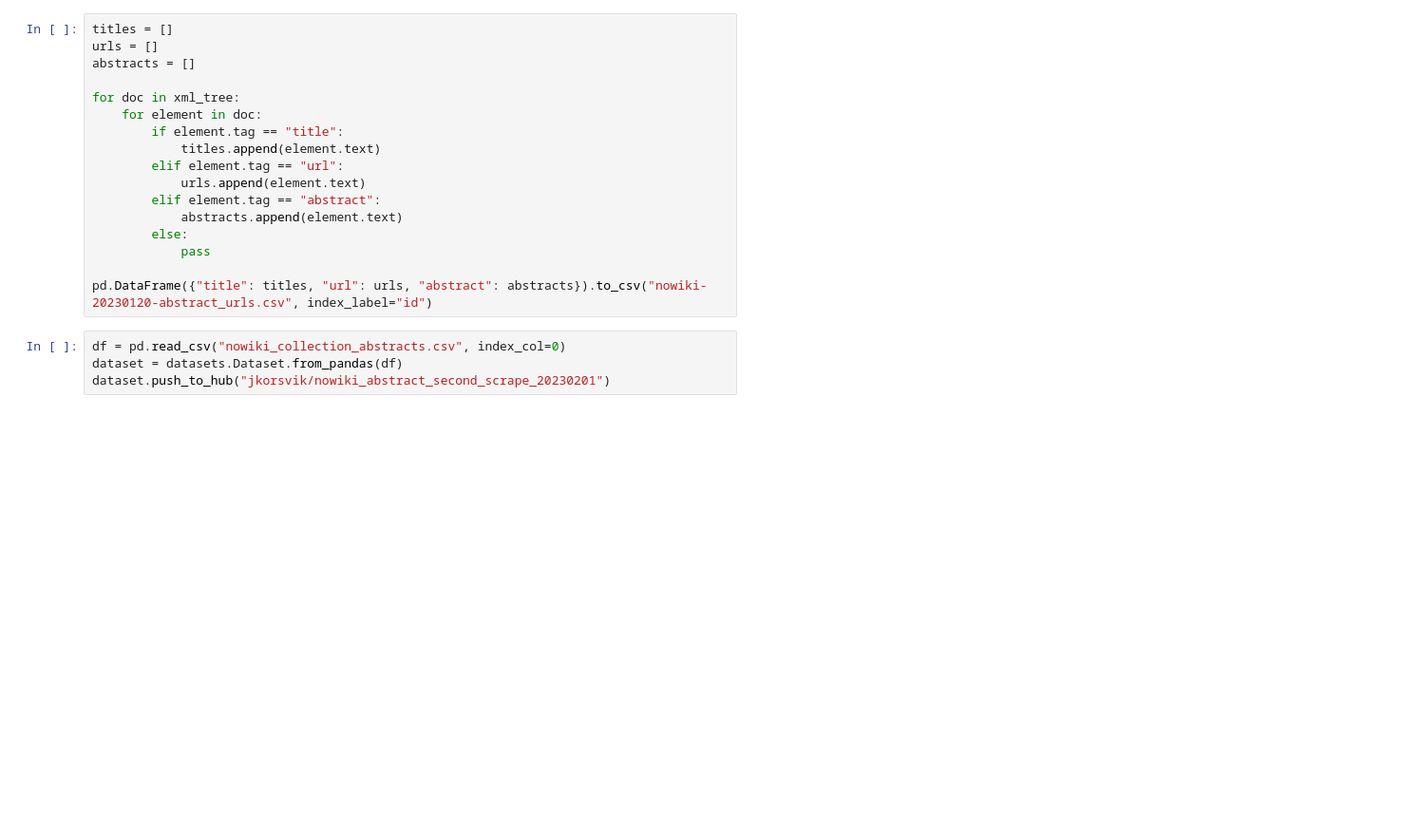
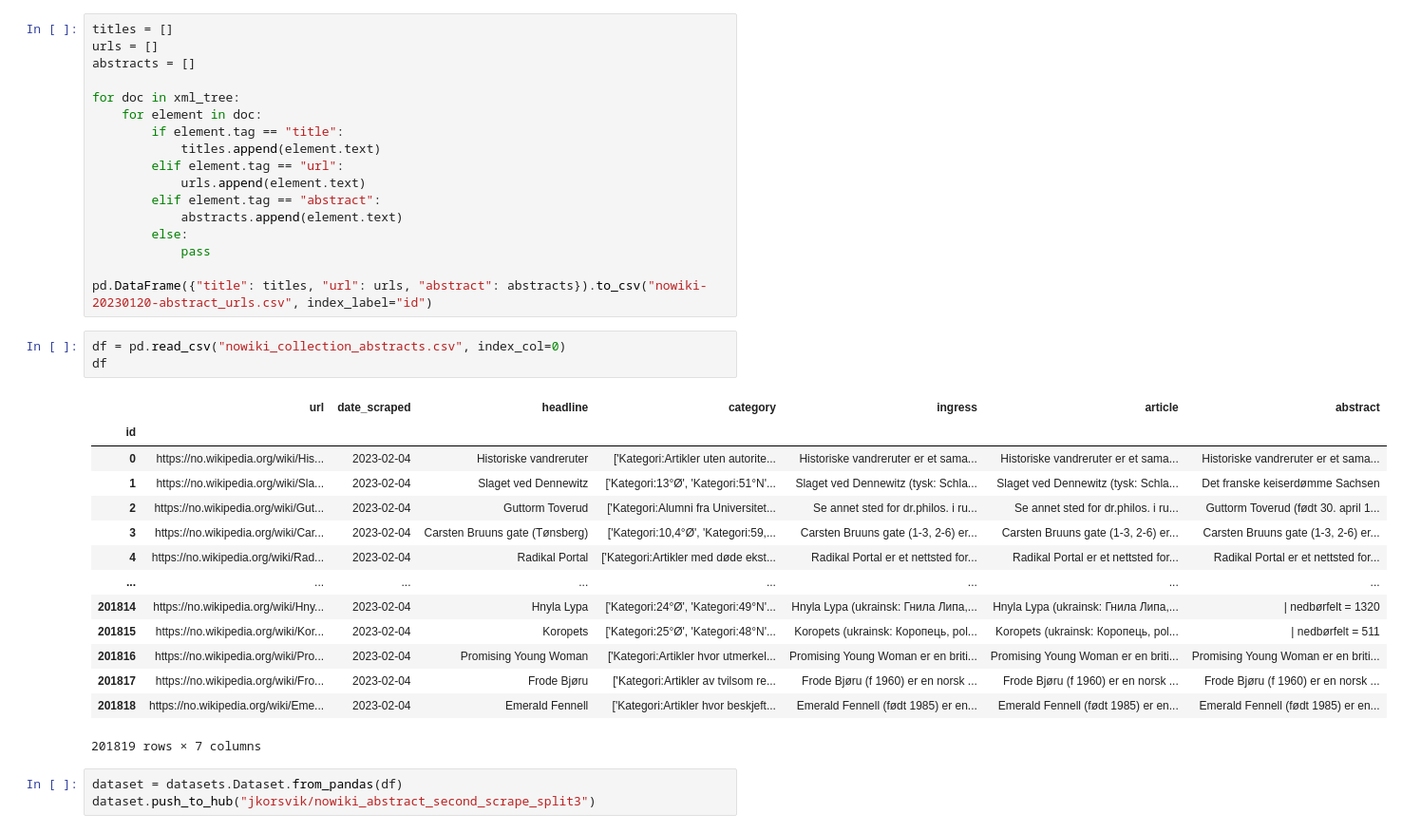
Before and after one commit to navjordj/Master-Norwegian-Abstractive-Summarization, a Jupyter notebook: datasets/no_wiki/scrape_nowiki_dump.ipynb, the cells around one changed output. Shown at 95% size. Saved outputs shown, nothing was run; the diff lists cells and outputs as text; blank space fills up the shorter version.

```diff
--- a/datasets/no_wiki/scrape_nowiki_dump.ipynb
+++ b/datasets/no_wiki/scrape_nowiki_dump.ipynb
@@ -84,5 +84,22 @@ for doc in xml_tree:
 pd.DataFrame({"title": titles, "url": urls, "abstract": abstracts}).to_csv("nowiki-20230120-abstract_urls.csv", index_label="id")
 # %%
 df = pd.read_csv("nowiki_collection_abstracts.csv", index_col=0)
-dataset = datasets.Dataset.from_pandas(df)
-dataset.push_to_hub("jkorsvik/nowiki_abstract_second_scrape_20230201")
+df
+# %% [output]
+|  | url | date_scraped | headline | category | ingress | article | abstract |
+| id |  |  |  |  |  |  |  |
+| 0 | https://no.wikipedia.org/wiki/His... | 2023-02-04 | Historiske vandreruter | ['Kategori:Artikler uten autorite... | Historiske vandreruter er et sama... | Historiske vandreruter er et sama... | Historiske vandreruter er et sama... |
+| 1 | https://no.wikipedia.org/wiki/Sla... | 2023-02-04 | Slaget ved Dennewitz | ['Kategori:13°Ø', 'Kategori:51°N'... | Slaget ved Dennewitz (tysk: Schla... | Slaget ved Dennewitz (tysk: Schla... | Det franske keiserdømme Sachsen |
+| 2 | https://no.wikipedia.org/wiki/Gut... | 2023-02-04 | Guttorm Toverud | ['Kategori:Alumni fra Universitet... | Se annet sted for dr.philos. i ru... | Se annet sted for dr.philos. i ru... | Guttorm Toverud (født 30. april 1... |
+| 3 | https://no.wikipedia.org/wiki/Car... | 2023-02-04 | Carsten Bruuns gate (Tønsberg) | ['Kategori:10,4°Ø', 'Kategori:59,... | Carsten Bruuns gate (1-3, 2-6) er... | Carsten Bruuns gate (1-3, 2-6) er... | Carsten Bruuns gate (1-3, 2-6) er... |
+| 4 | https://no.wikipedia.org/wiki/Rad... | 2023-02-04 | Radikal Portal | ['Kategori:Artikler med døde ekst... | Radikal Portal er et nettsted for... | Radikal Portal er et nettsted for... | Radikal Portal er et nettsted for... |
+| ... | ... | ... | ... | ... | ... | ... | ... |
+| 201814 | https://no.wikipedia.org/wiki/Hny... | 2023-02-04 | Hnyla Lypa | ['Kategori:24°Ø', 'Kategori:49°N'... | Hnyla Lypa (ukrainsk: Гнила Липа,... | Hnyla Lypa (ukrainsk: Гнила Липа,... | | nedbørfelt = 1320 |
+| 201815 | https://no.wikipedia.org/wiki/Kor... | 2023-02-04 | Koropets | ['Kategori:25°Ø', 'Kategori:48°N'... | Koropets (ukrainsk: Коропець, pol... | Koropets (ukrainsk: Коропець, pol... | | nedbørfelt = 511 |
+| 201816 | https://no.wikipedia.org/wiki/Pro... | 2023-02-04 | Promising Young Woman | ['Kategori:Artikler hvor utmerkel... | Promising Young Woman er en briti... | Promising Young Woman er en briti... | Promising Young Woman er en briti... |
+| 201817 | https://no.wikipedia.org/wiki/Fro... | 2023-02-04 | Frode Bjøru | ['Kategori:Artikler av tvilsom re... | Frode Bjøru (f 1960) er en norsk ... | Frode Bjøru (f 1960) er en norsk ... | Frode Bjøru (f 1960) er en norsk ... |
+| 201818 | https://no.wikipedia.org/wiki/Eme... | 2023-02-04 | Emerald Fennell | ['Kategori:Artikler hvor beskjeft... | Emerald Fennell (født 1985) er en... | Emerald Fennell (født 1985) er en... | Emerald Fennell (født 1985) er en... |
+201819 rows × 7 columns
+# %%
+dataset = datasets.Dataset.from_pandas(df)
+dataset.push_to_hub("jkorsvik/nowiki_abstract_second_scrape_split3")
```
Also changed, not shown: 7 other files.
